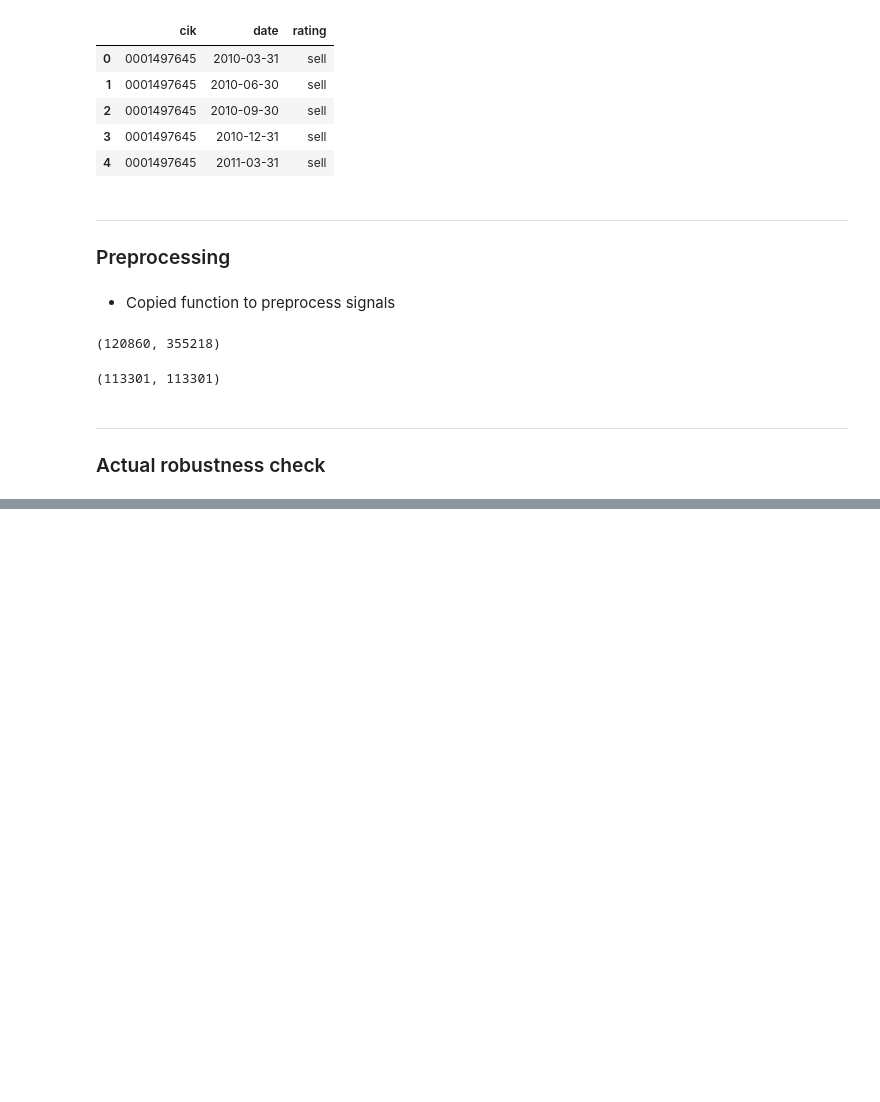
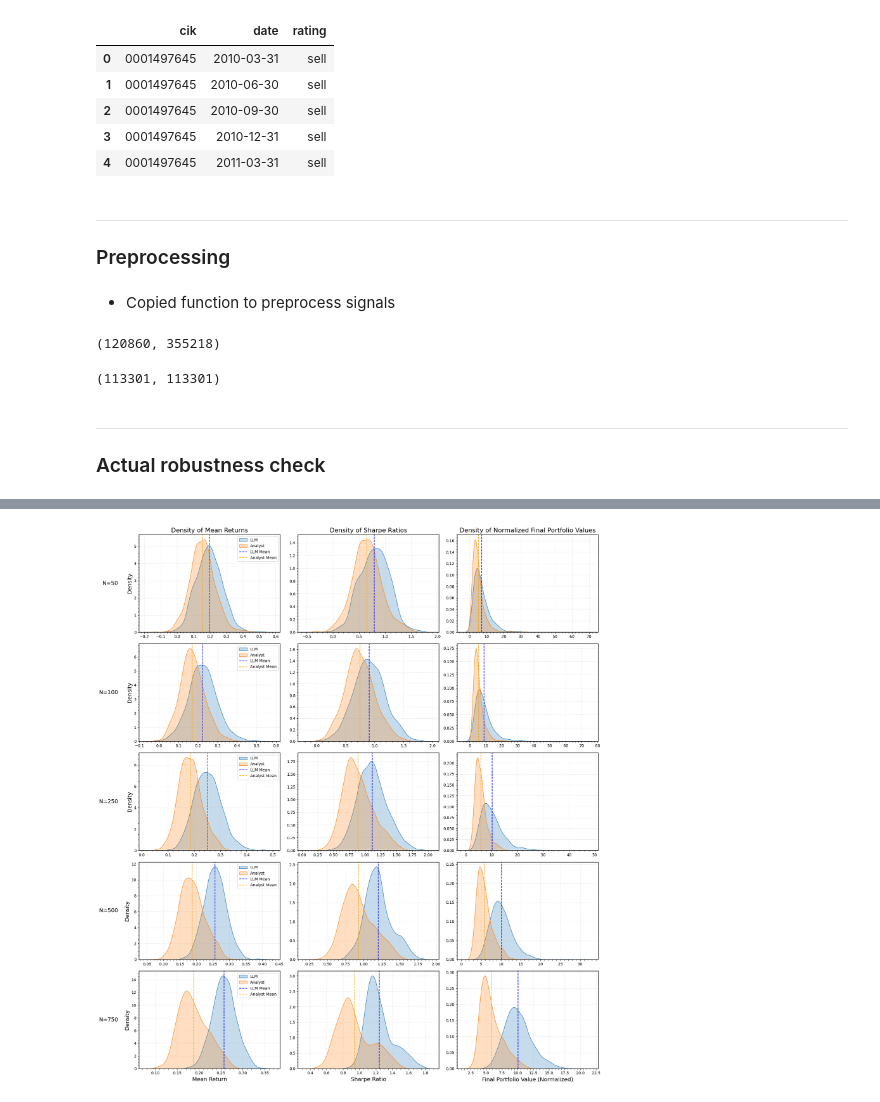
Before and after one commit to benherz/Masterarbeit, a Jupyter notebook: code/robustness_check_parallelized.ipynb, the cells around one changed output, grey strips where cells are left out. Drawn from its saved outputs; the diff is of its cells as text; code cells hidden in the pictures; blank space fills up the shorter version.

Commit message:
Robustness checks finished

```diff
--- a/code/robustness_check_parallelized.ipynb
+++ b/code/robustness_check_parallelized.ipynb
@@ -284,0 +252,8 @@ plt.show()
+# %%
+robustness_results_df_50 = pd.read_csv("../data/robustness_check_results_parallelized_timespan120_sample50_iterations1000_seed1.csv")
+robustness_results_df_100 = pd.read_csv("../data/robustness_check_results_parallelized_timespan120_sample100_iterations1000_seed1001.csv")
+robustness_results_df_250 = pd.read_csv("../data/robustness_check_results_parallelized_timespan120_sample250_iterations1000_seed2001.csv")
+robustness_results_df_500 = pd.read_csv("../data/robustness_check_results_parallelized_timespan120_sample500_iterations1000_seed3001.csv")
+robustness_results_df_750 = pd.read_csv("../data/robustness_check_results_parallelized_timespan120_sample750_iterations1000_seed4001.csv")
+robustness_results_df = pd.concat([robustness_results_df_50, robustness_results_df_100, robustness_results_df_250, robustness_results_df_500, robustness_results_df_750], ignore_index=True)
+robustness_results_df
@@ -284,0 +274,73 @@ plt.show()
+# %%
+# Dict of dataframes with sample size labels
+dfs = {
+    "N=50": robustness_results_df_50,
+    "N=100": robustness_results_df_100,
+    "N=250": robustness_results_df_250,
+    "N=500": robustness_results_df_500,
+    "N=750": robustness_results_df_750
+}
+
+# Variables to plot: (llm_col, analyst_col, title, xlabel)
+variables = [
+    ("llm_mean_ret", "analyst_mean_ret", "Density of Mean Returns", "Mean Return"),
+    ("llm_sr", "analyst_sr", "Density of Sharpe Ratios", "Sharpe Ratio"),
+    ("llm_final_val", "analyst_final_val", "Density of Normalized Final Portfolio Values", "Final Portfolio Value (Normalized)")
+]
+
+fig, axes = plt.subplots(len(dfs), len(variables), figsize=(18, 20))
+
+# Loop through rows and columns
+for row, (df_label, df) in enumerate(dfs.items()):
+    for col, (llm_col, analyst_col, title, xlabel) in enumerate(variables):
+        ax = axes[row, col]
+
+        # KDE plots
+        sns.kdeplot(df[llm_col], label="LLM", fill=True, ax=ax)
+        sns.kdeplot(df[analyst_col], label="Analyst", fill=True, ax=ax)
+
+        # Vertical mean lines
+        ax.axvline(df[llm_col].mean(), color="blue", linestyle="--", label="LLM Mean")
+        ax.axvline(df[analyst_col].mean(), color="orange", linestyle="--", label="Analyst Mean")
+
+        # Titles only on top row
+        if row == 0:
+            ax.set_title(title, fontsize=16)
+
+        # Y-axis label and sample size as row annotation
+        if col == 0:
+            ax.set_ylabel("Density", fontsize=14)
+            ax.text(-0.15, 0.5, df_label, va='center', ha='right',
+                    rotation=0, transform=ax.transAxes, fontsize=14)
+        else:
+            ax.set_ylabel("")
+
+        # X-axis label only on bottom row
+        if row == len(dfs)-1: # although python is 0-indexed, len gives the actual count
+            ax.set_xlabel(xlabel, fontsize = 14)
+        else:
+            ax.set_xlabel("")
+
+        # Legend only in first column
+        if col == 0:
+            ax.legend(loc="upper right", fontsize=10)
+
+        # Minor ticks
+        ax.minorticks_on()
+        ax.tick_params(which='minor', length=3)
+
+        # Table-style borders
+        # Draw top and bottom borders for each row
+        ax.spines['top'].set_linewidth(1.2)
+        ax.spines['bottom'].set_linewidth(1.2)
+        # Draw left and right borders for each column
+        ax.spines['left'].set_linewidth(1.2)
+        ax.spines['right'].set_linewidth(1.2)
+        # Optional: add subtle gridlines inside each subplot
+        ax.grid(True, linestyle='--', alpha=0.3)
+
+plt.tight_layout() # tight layout just somehow optimizes the spacing overall (?)
+plt.savefig("../figures/robustness_check_all_sample_sizes.png", dpi=300)
+plt.show()
+# %% [output]
+[figure, added]
```
Also changed, not shown: parts of 17 cells of this notebook, 6 other files.
